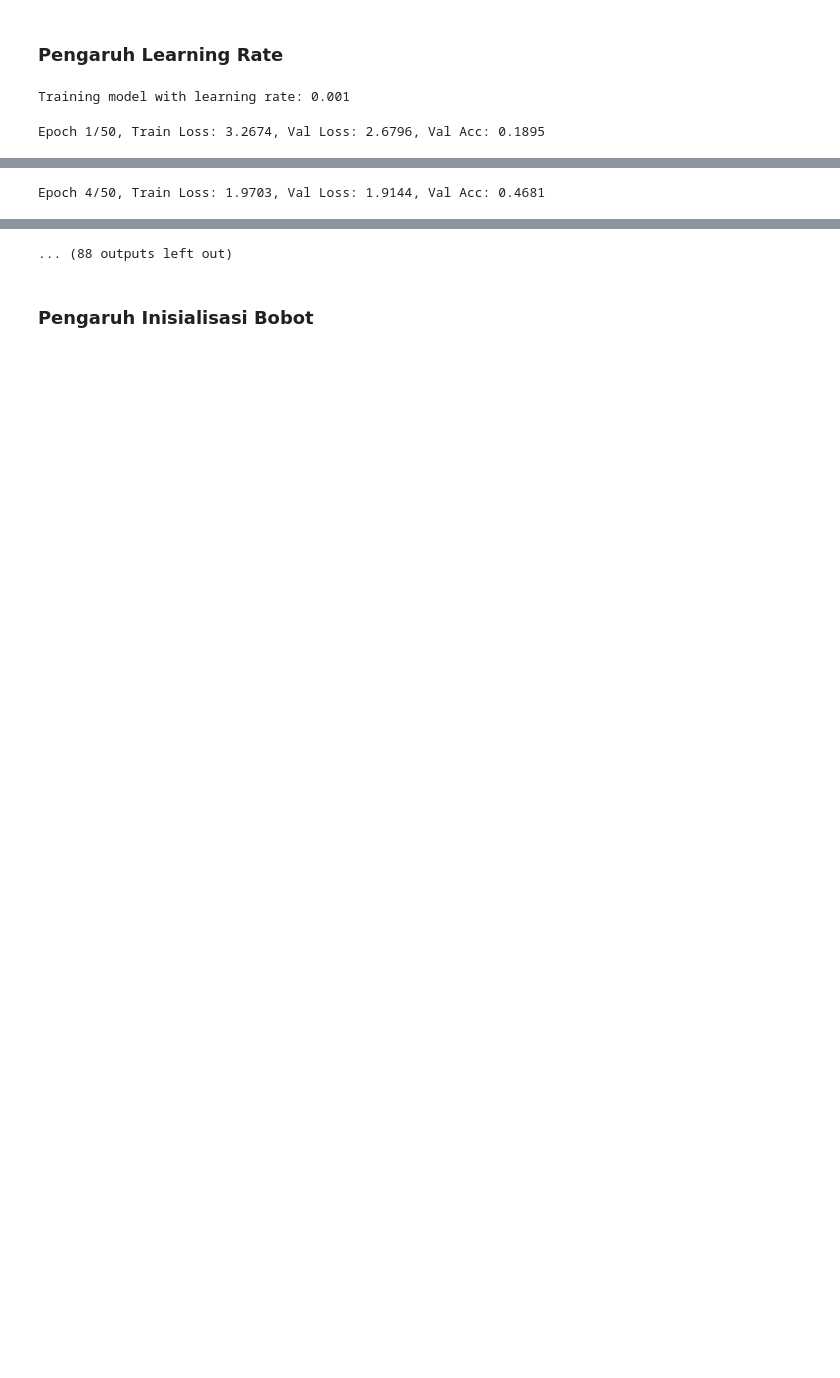
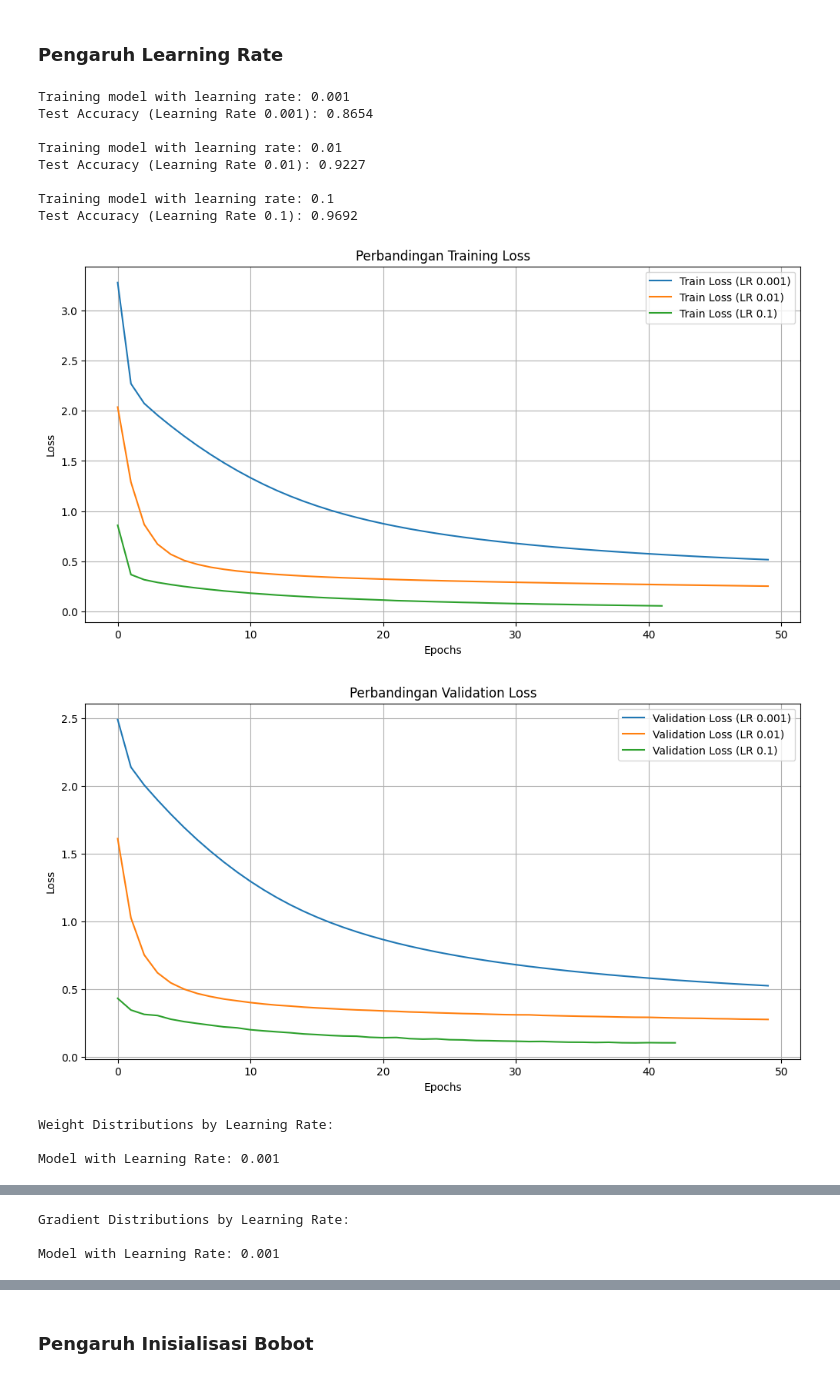
Before and after one commit to fnathas/Tubes1_IF3270_ML_FFNN, a Jupyter notebook: src/notebook.ipynb, the cells around one changed output, grey strips where cells are left out. Drawn from its saved outputs; the diff is of its cells as text; code cells hidden in the pictures; blank space fills up the shorter version.

```diff
--- a/src/notebook.ipynb
+++ b/src/notebook.ipynb
@@ -534,7 +534,7 @@ for lr in learning_rates:
         learning_rate=lr,
         epochs=50,
         momentum=0.9,
-        verbose=1,
+        verbose=0,
         early_stopping_patience=3,
     )
     histories[lr] = history_lr
@@ -603,31 +603,42 @@ for lr, model in models.items():
         model.layers[0].parameters['weights'].flatten(),
         bins=50, alpha=0.5, label=f"LR {lr}"
     )
 plt.xlabel("Weight Value")
 plt.ylabel("Frequency")
 plt.legend()
 plt.grid()
 
 # Plot perbandingan distribusi gradien
 plt.subplot(1, 2, 2)
 plt.title("Gradient Distribution Comparison")
 
 for lr, model in models.items():
     plt.hist(
         model.layers[0].gradients['weights'].flatten(),
         bins=50, alpha=0.5, label=f"LR {lr}",
     )
 plt.xlabel("Gradient Value")
 plt.ylabel("Frequency")
 plt.legend()
 plt.grid()
 plt.tight_layout()
 plt.show()
 
 # Perbandingan akurasi
 print("\n--- Accuracy Summary ---")
 for lr, accuracy in results.items():
     print(f"Learning Rate {lr}: {accuracy:.4f}")
 # %% [output]
 Training model with learning rate: 0.001
+Test Accuracy (Learning Rate 0.001): 0.8654
+
+Training model with learning rate: 0.01
+Test Accuracy (Learning Rate 0.01): 0.9227
+
+Training model with learning rate: 0.1
+Test Accuracy (Learning Rate 0.1): 0.9692
+[figure, added]
+[figure, added]
-Epoch 1/50, Train Loss: 3.2674, Val Loss: 2.6796, Val Acc: 0.1895
+Weight Distributions by Learning Rate:
+
+Model with Learning Rate: 0.001
@@ -636 +650,3 @@ Epoch 3/50, Train Loss: 2.1305, Val Loss: 2.0335, Val Acc: 0.4074
-Epoch 4/50, Train Loss: 1.9703, Val Loss: 1.9144, Val Acc: 0.4681
+Gradient Distributions by Learning Rate:
+
+Model with Learning Rate: 0.001
@@ -644,4 +656,3 @@ Epoch 11/50, Train Loss: 1.4083, Val Loss: 1.3769, Val Acc: 0.6909
-... (88 outputs left out)
 # %% [markdown]
 ### Pengaruh Inisialisasi Bobot
 # %%
```
Also changed, not shown: parts of 9 cells of this notebook.
